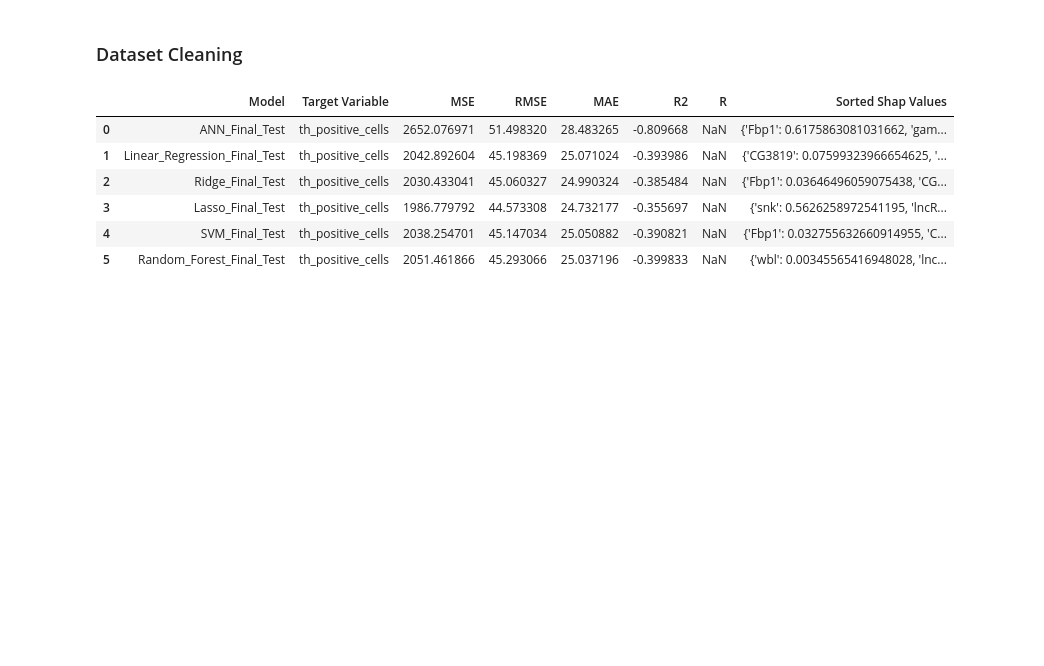
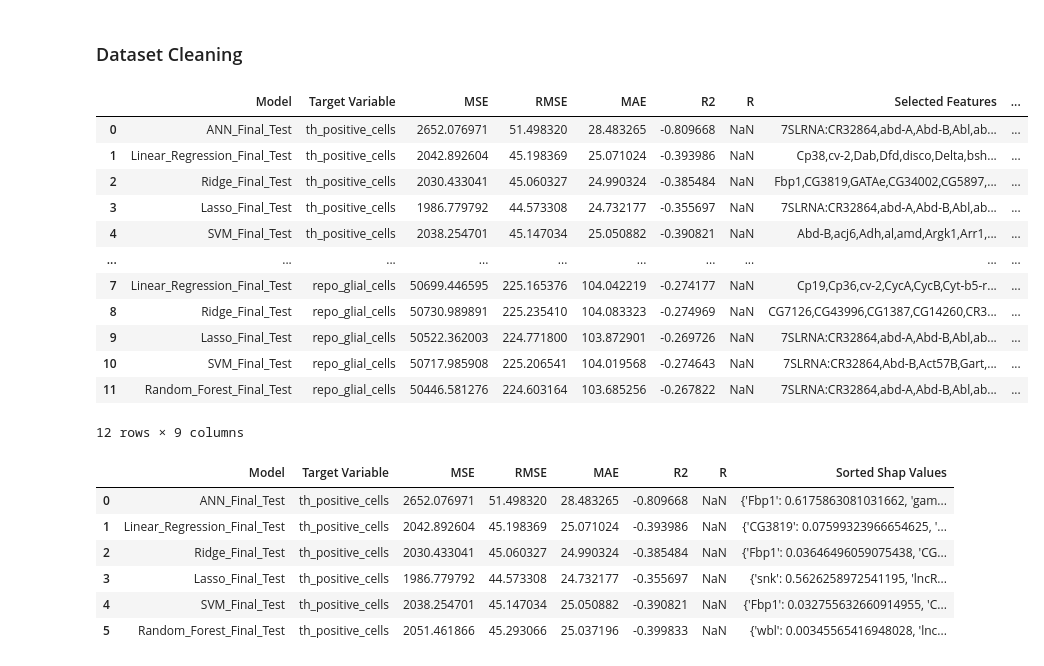
Before and after one commit to rohinsood/osdr-capstone-project, a Jupyter notebook: FeatureVoting.ipynb, the cells around one changed output. Saved outputs shown, nothing was run; the diff lists cells and outputs as text; code cells hidden in the pictures; blank space fills up the shorter version.

```diff
--- a/FeatureVoting.ipynb
+++ b/FeatureVoting.ipynb
@@ -17,6 +20,22 @@ from collections import defaultdict
 ### Dataset Cleaning
 # %%
 df = pd.read_csv("data/results/model_results_n3000.csv")
+# %%
+df
+# %% [output]
+|  | Model | Target Variable | MSE | RMSE | MAE | R2 | R | Selected Features | ... |
+| 0 | ANN_Final_Test | th_positive_cells | 2652.076971 | 51.498320 | 28.483265 | -0.809668 | NaN | 7SLRNA:CR32864,abd-A,Abd-B,Abl,ab... | ... |
+| 1 | Linear_Regression_Final_Test | th_positive_cells | 2042.892604 | 45.198369 | 25.071024 | -0.393986 | NaN | Cp38,cv-2,Dab,Dfd,disco,Delta,bsh... | ... |
+| 2 | Ridge_Final_Test | th_positive_cells | 2030.433041 | 45.060327 | 24.990324 | -0.385484 | NaN | Fbp1,CG3819,GATAe,CG34002,CG5897,... | ... |
+| 3 | Lasso_Final_Test | th_positive_cells | 1986.779792 | 44.573308 | 24.732177 | -0.355697 | NaN | 7SLRNA:CR32864,abd-A,Abd-B,Abl,ab... | ... |
+| 4 | SVM_Final_Test | th_positive_cells | 2038.254701 | 45.147034 | 25.050882 | -0.390821 | NaN | Abd-B,acj6,Adh,al,amd,Argk1,Arr1,... | ... |
+| ... | ... | ... | ... | ... | ... | ... | ... | ... | ... |
+| 7 | Linear_Regression_Final_Test | repo_glial_cells | 50699.446595 | 225.165376 | 104.042219 | -0.274177 | NaN | Cp19,Cp36,cv-2,CycA,CycB,Cyt-b5-r... | ... |
+| 8 | Ridge_Final_Test | repo_glial_cells | 50730.989891 | 225.235410 | 104.083323 | -0.274969 | NaN | CG7126,CG43996,CG1387,CG14260,CR3... | ... |
+| 9 | Lasso_Final_Test | repo_glial_cells | 50522.362003 | 224.771800 | 103.872901 | -0.269726 | NaN | 7SLRNA:CR32864,abd-A,Abd-B,Abl,ab... | ... |
+| 10 | SVM_Final_Test | repo_glial_cells | 50717.985908 | 225.206541 | 104.019568 | -0.274643 | NaN | 7SLRNA:CR32864,Abd-B,Act57B,Gart,... | ... |
+| 11 | Random_Forest_Final_Test | repo_glial_cells | 50446.581276 | 224.603164 | 103.685256 | -0.267822 | NaN | 7SLRNA:CR32864,abd-A,Abd-B,Abl,ab... | ... |
+12 rows × 9 columns
 # %%
 repo_df = df[df["Target Variable"] == "th_positive_cells"].copy()
 repo_df.drop(columns=["Selected Features"], inplace=True)
```
Also changed, not shown: parts of 9 cells of this notebook, 8 other files.
